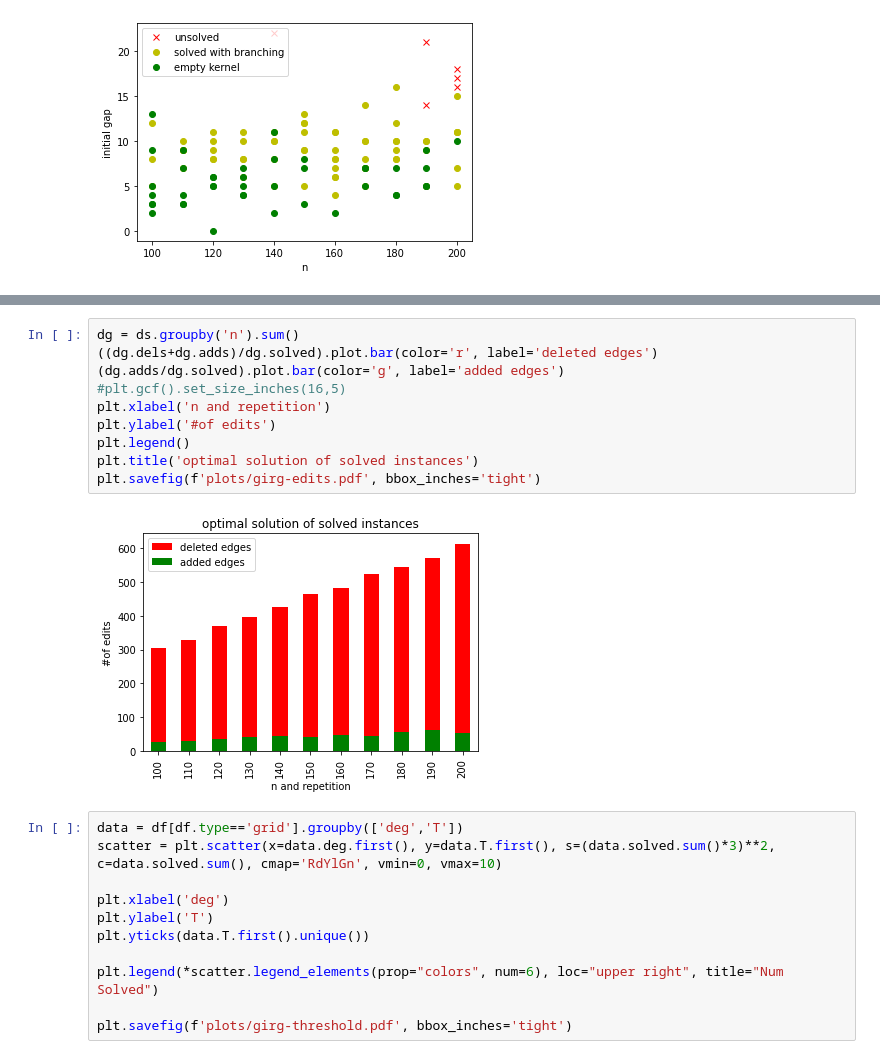
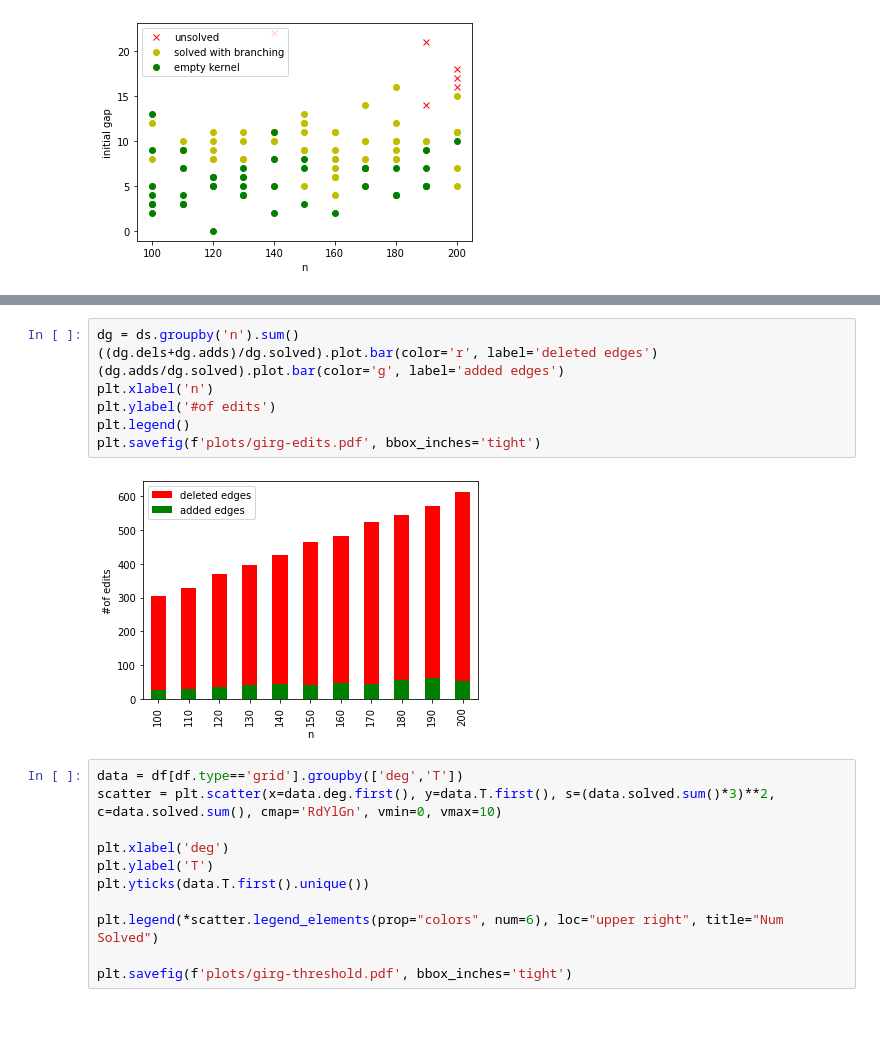
Before and after one commit to kittobi1992/cluster_editing, a Jupyter notebook: experiments-girg.ipynb, the cells around one changed output, grey strips where cells are left out. Saved outputs shown, nothing was run; the diff lists cells and outputs as text; blank space fills up the shorter version.

```diff
--- a/experiments-girg.ipynb
+++ b/experiments-girg.ipynb
@@ -47,15 +67,13 @@ plt.savefig(f'plots/girg-branches.pdf', bbox_inches='tight')
 # %%
 dg = ds.groupby('n').sum()
 ((dg.dels+dg.adds)/dg.solved).plot.bar(color='r', label='deleted edges')
 (dg.adds/dg.solved).plot.bar(color='g', label='added edges')
-#plt.gcf().set_size_inches(16,5)
-plt.xlabel('n and repetition')
+plt.xlabel('n')
 plt.ylabel('#of edits')
 plt.legend()
-plt.title('optimal solution of solved instances')
 plt.savefig(f'plots/girg-edits.pdf', bbox_inches='tight')
 # %% [output]
-[figure, old version]
+[figure, new version]
 # %%
 data = df[df.type=='grid'].groupby(['deg','T'])
 scatter = plt.scatter(x=data.deg.first(), y=data.T.first(), s=(data.solved.sum()*3)**2, c=data.solved.sum(), cmap='RdYlGn', vmin=0, vmax=10)
```
Also changed, not shown: parts of 2 cells of this notebook, 2 other files.
